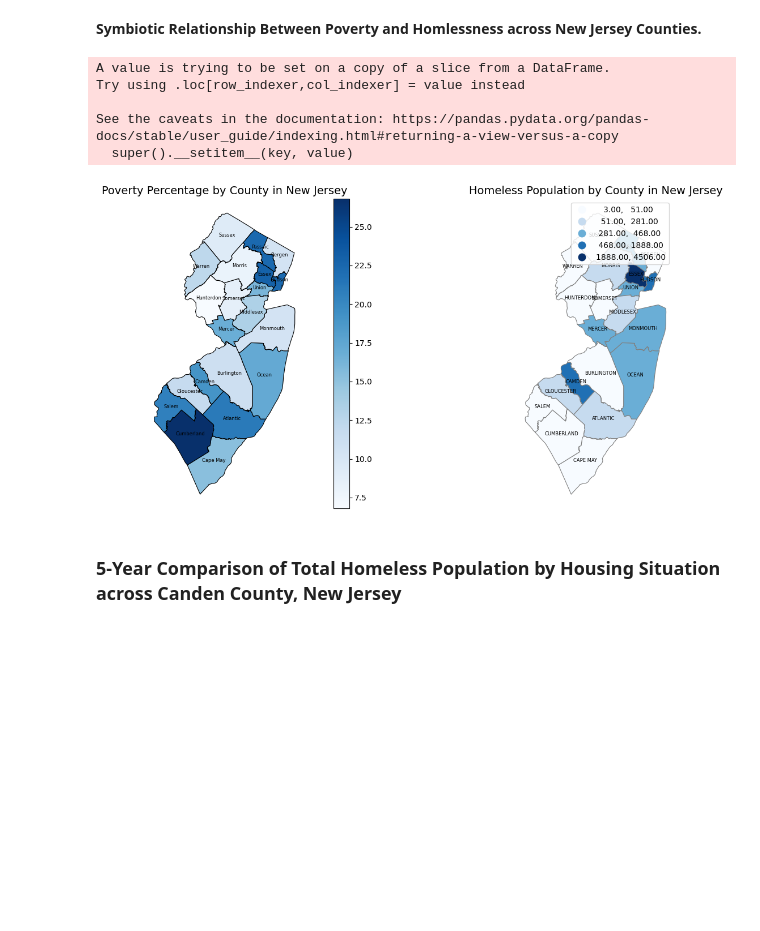
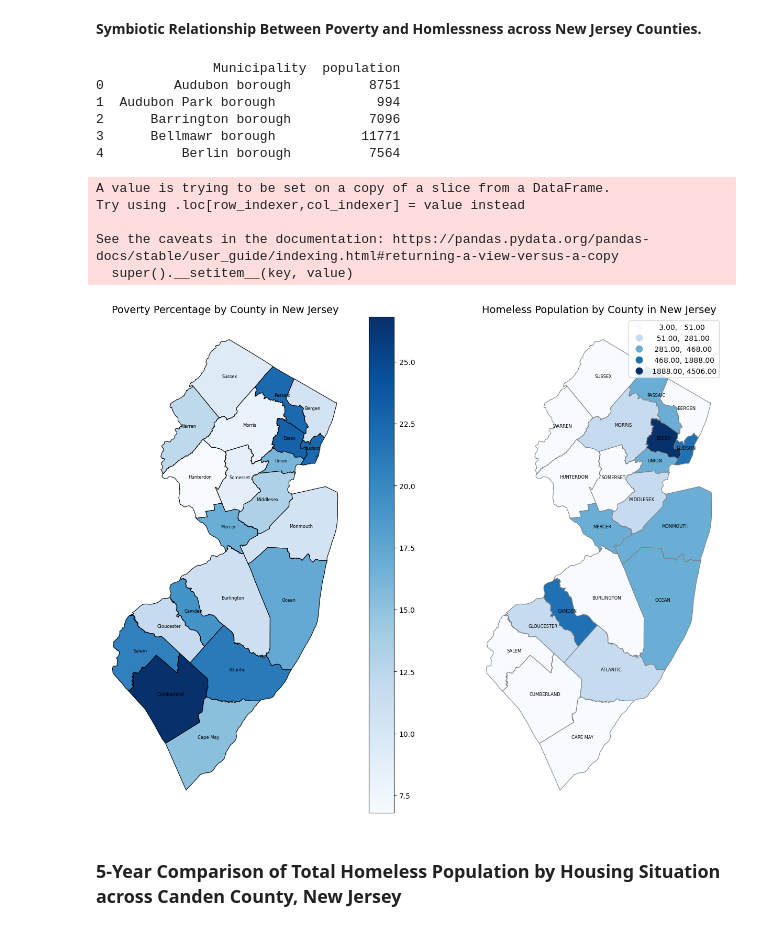
Before and after one commit to Funmiadebajo/GIS, a Jupyter notebook: PS3.ipynb, the cells around one changed output. Drawn from its saved outputs; the diff is of its cells as text; code cells hidden in the pictures; blank space fills up the shorter version.

```diff
--- a/PS3.ipynb
+++ b/PS3.ipynb
@@ -40,6 +40,16 @@ gpd.__version__
 '1.0.1'
 # %% [markdown]
 **Symbiotic Relationship Between Poverty and Homlessness across New Jersey Counties.**
+# %%
+municipality_population = pd.read_excel('https://github.com/Funmiadebajo/GIS/raw/refs/heads/main/municipality%20population.xlsx')
+print(municipality_population.head())
+# %% [output]
+               Municipality  population
+0         Audubon borough          8751
+1  Audubon Park borough             994
+2      Barrington borough          7096
+3      Bellmawr borough           11771
+4          Berlin borough          7564
 # %%
 import geopandas as gpd
 import pandas as pd
@@ -79,7 +89,7 @@ nj_counties['COUNTY'] = nj_counties['NAME'].str.upper().str.strip()
 njMerged = nj_counties.merge(Chronicity, left_on='COUNTY', right_on='COUNTY', how='left')
 
 #plot graph
-fig, axes = plt.subplots(1, 2, figsize=(20, 6), sharex=True, sharey=True)
+fig, axes = plt.subplots(1, 2, figsize=(15, 10), sharex=True, sharey=True)
 
 # First Map - Poverty Percentage by County
 nj_counties.plot(ax=axes[0], column='Value (Percent)', cmap='Blues', linewidth=0.8, edgecolor='black', legend=True)
@@ -93,34 +103,34 @@ for _, row in nj_counties.iterrows():
 
 # Second Map - Homeless Population by County
 # Ensure you are using a valid classification scheme and the correct column names
 njMerged.plot(ax=axes[1],
               column='population',
               cmap='Blues',
               scheme='NaturalBreaks',
               k=5,
               edgecolor='grey',
               linewidth=0.8,
               legend=True,
               )
 
 axes[1].set_title('Homeless Population by County in New Jersey', fontsize=14)
 axes[1].set_axis_off()
 
 # Add county names on the second map (Homeless Population by County)
 for _, row in njMerged.iterrows():
     centroid = row['geometry'].centroid
     axes[1].text(centroid.x, centroid.y, row['COUNTY'], fontsize=6, ha='center', color='black')
 
 # Adjust layout and show the plot
 plt.tight_layout()
 plt.show();
 # %% [output]
 A value is trying to be set on a copy of a slice from a DataFrame.
 Try using .loc[row_indexer,col_indexer] = value instead
 
 See the caveats in the documentation: https://pandas.pydata.org/pandas-docs/stable/user_guide/indexing.html#returning-a-view-versus-a-copy
   super().__setitem__(key, value)
-[figure, old version]
+[figure, new version]
 # %% [markdown]
 ### 5-Year Comparison of Total Homeless Population by Housing Situation across Canden County, New Jersey
 # %% [markdown]
```
Also changed, not shown: parts of 7 cells of this notebook.
